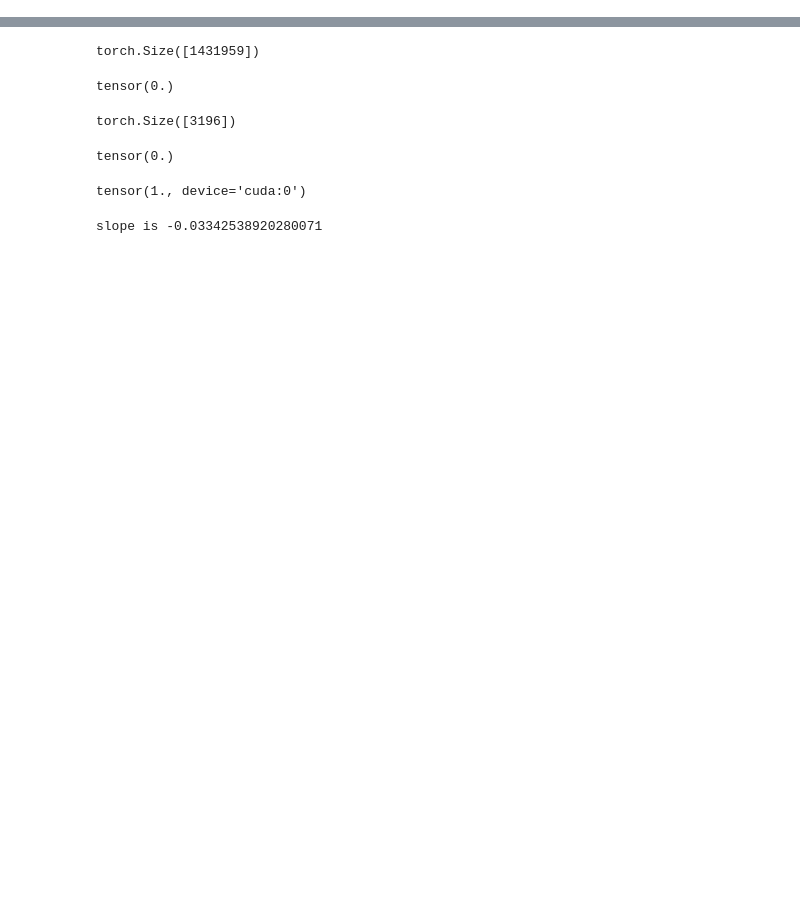
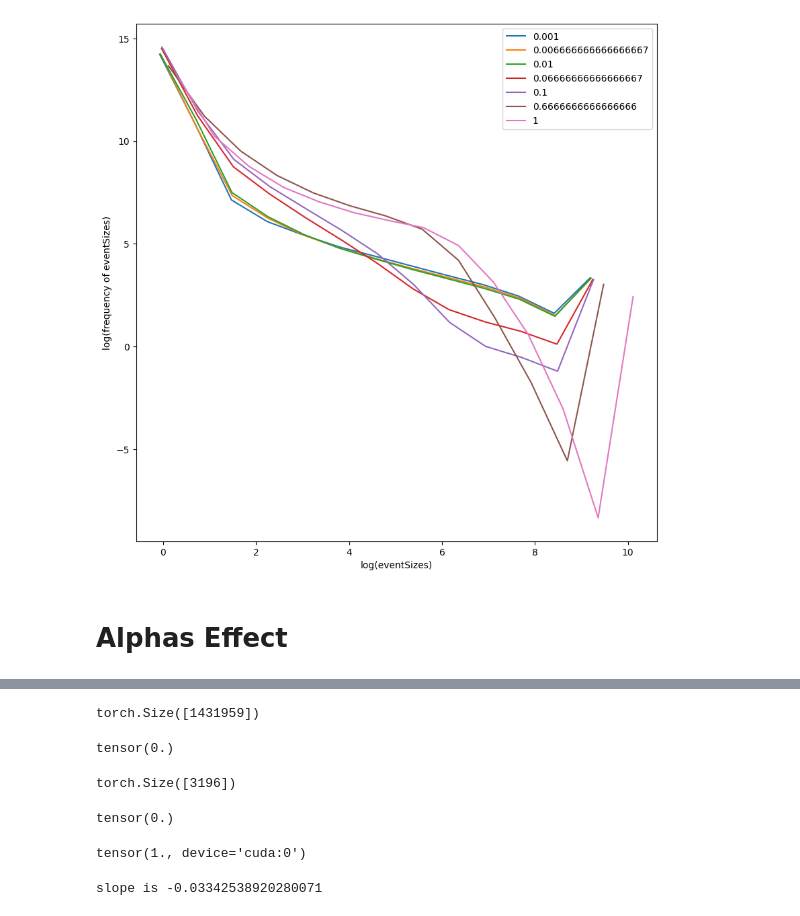
Before and after one commit to alireza-astane/Burridge_Knopoff_Model, a Jupyter notebook: BK_model/BKMoldel.ipynb, the cells around one changed output, grey strips where cells are left out. Cells and saved outputs as stored; diff of their text form; code cells hidden in the pictures; blank space fills up the shorter version.

```diff
--- a/BK_model/BKMoldel.ipynb
+++ b/BK_model/BKMoldel.ipynb
@@ -163,0 +228,23 @@ def getData2(iteration , steps ,alpha,u,width,L):
+# %%
+vs = [0.001,2/300, 0.01 , 2/30, 0.1 , 2/3 , 1 ]
+for v in vs:
+    eventsSizes,eventsSteps,eventsTimes,means,evetnsBlocks1 = getData2(200,1_000,alpha,v,1000,100)
+    torch.save(eventsSizes, f"eventsSizes2_v_{v}.pt")
+    torch.save(eventsSteps, f"eventsSteps2_v_{v}.pt")
+    torch.save(eventsTimes, f"eventsTimes2_v_{v}.pt")
+    torch.save(means, f"means2_v_{v}.pt")
+# %%
+ev_2_1 = torch.load(f"eventsSizes2_v_{vs[0]}.pt")
+ev_2_2 = torch.load(f"eventsSizes2_v_{vs[1]}.pt")
+ev_2_3 = torch.load(f"eventsSizes2_v_{vs[2]}.pt")
+ev_2_4 = torch.load(f"eventsSizes2_v_{vs[3]}.pt")
+ev_2_5 = torch.load(f"eventsSizes2_v_{vs[4]}.pt")
+ev_2_6 = torch.load(f"eventsSizes2_v_{vs[5]}.pt")
+ev_2_7 = torch.load(f"eventsSizes2_v_{vs[6]}.pt")
+# %%
+es = [ev_2_1,ev_2_2,ev_2_3,ev_2_4,ev_2_5,ev_2_6,ev_2_7]
+PlotEs(es,vs)
+# %% [output]
+[figure, added]
+# %% [markdown]
+# Alphas Effect
```
Also changed, not shown: parts of 12 cells of this notebook.
